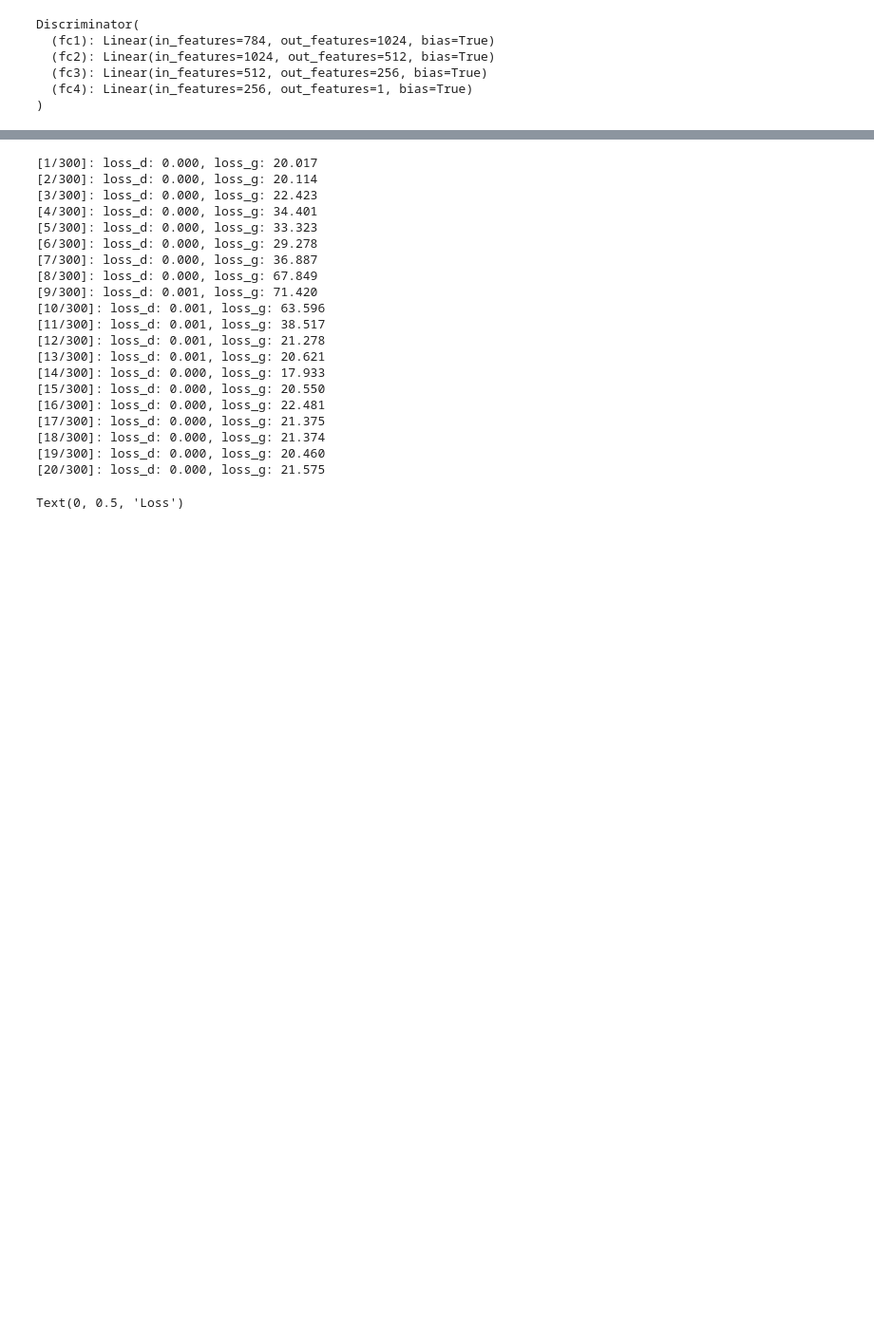
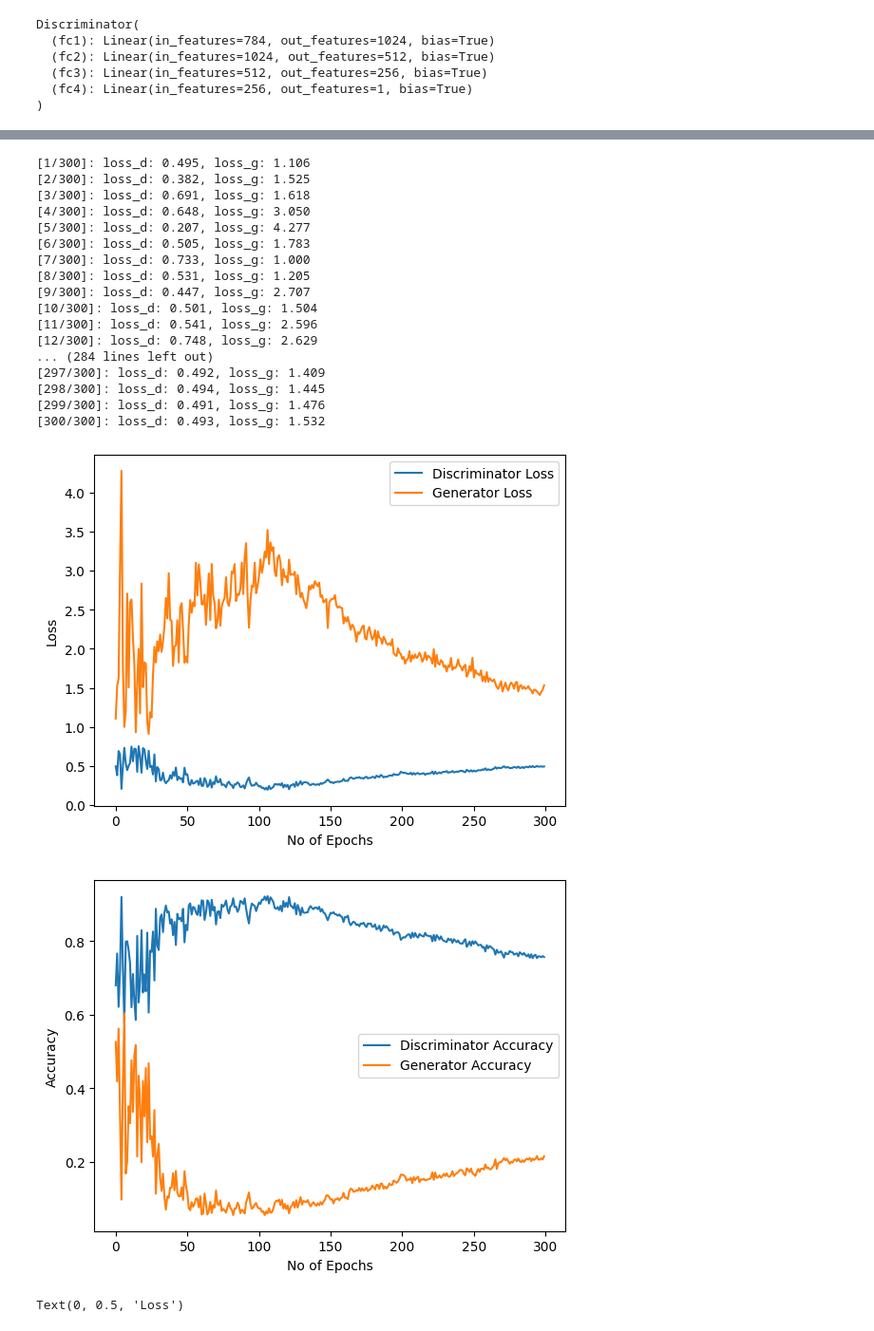
Before and after one commit to JohnathanTanHL/pytorch-mnist-GAN, a Jupyter notebook: pytorch-mnist-GAN.ipynb, the cells around one changed output, grey strips where cells are left out. Shown at 95% size. Saved outputs shown, nothing was run; the diff lists cells and outputs as text; code cells hidden in the pictures; blank space fills up the shorter version.

Commit message:
updated new samples

```diff
--- a/pytorch-mnist-GAN.ipynb
+++ b/pytorch-mnist-GAN.ipynb
@@ -44,8 +39,12 @@ train_dataset = datasets.MNIST(root='./mnist_data/', train=True, transform=trans
 test_dataset = datasets.MNIST(root='./mnist_data/', train=False, transform=transform, download=False)
 
 # Data Loader (Input Pipeline)
-train_loader = torch.utils.data.DataLoader(dataset=train_dataset, batch_size=bs, shuffle=True, num_workers=6)
-test_loader = torch.utils.data.DataLoader(dataset=test_dataset, batch_size=bs, shuffle=False, num_workers=6)
+if torch.cuda.is_available():
+    train_loader = torch.utils.data.DataLoader(dataset=train_dataset, batch_size=bs, shuffle=True, num_workers=6)
+    test_loader = torch.utils.data.DataLoader(dataset=test_dataset, batch_size=bs, shuffle=False, num_workers=6)
+else:
+    train_loader = torch.utils.data.DataLoader(dataset=train_dataset, batch_size=bs, shuffle=True, num_workers=0)
+    test_loader = torch.utils.data.DataLoader(dataset=test_dataset, batch_size=bs, shuffle=False, num_workers=0)
 # %%
 class Generator(nn.Module):
     def __init__(self, g_input_dim, g_output_dim):
@@ -117,8 +116,8 @@ criterion = nn.BCELoss()
 
 # optimizer
 lr = 0.0002
-G_optimizer = optim.Adam(G.parameters(), lr = lr/2)
-D_optimizer = optim.Adam(D.parameters(), lr = lr/2)
+G_optimizer = optim.Adam(G.parameters(), lr = lr)
+D_optimizer = optim.Adam(D.parameters(), lr = lr)
 # %%
 def D_train(x):
     #=======================Train the discriminator=======================#
@@ -146,7 +145,7 @@ def D_train(x):
     # evaluation metrics
     D_realacc.update(D_real_pred, D_real_target)
     D_fakeacc.update(D_fake_pred, D_fake_target)
-    # D_accuracy.update([D_real_pred, D_fake_pred], [D_real_target, D_fake_target])
+    D_accuracy.update(torch.cat((D_real_pred, D_fake_pred), -1), torch.cat((D_real_target, D_fake_target), -1))
     G_accuracy.update(D_fake_pred, D_real_target)
     # gradient backprop & optimize ONLY D's parameters
     D_loss = (D_real_loss + D_fake_loss) / 2 # average of real loss and fake loss
@@ -195,6 +196,7 @@ n_epoch = 300
 D_losses, G_losses = [], []
 D_r_acc, D_f_acc = [], []
 D_acc, G_acc = [], []
+test_z = Variable(torch.randn(100, z_dim).to(device))
 
 for epoch in range(1, n_epoch+1):
 
@@ -202,57 +204,71 @@ for epoch in range(1, n_epoch+1):
 
 
 
     for batch_idx, (x, _) in enumerate(train_loader):
         D_batch_losses.append(D_train(x))
         G_batch_losses.append(G_train(x))
 
 
     D_r_acc.append(D_realacc.compute())
     D_f_acc.append(D_fakeacc.compute())
-    # D_acc.append(D_accuracy.compute())
+    D_acc.append(D_accuracy.compute())
     G_acc.append(G_accuracy.compute())
 
     D_epochloss = torch.mean(torch.FloatTensor(D_batch_losses))
     G_epochloss = torch.mean(torch.FloatTensor(G_batch_losses))
     D_losses.append(D_epochloss)
     G_losses.append(G_epochloss)
 
     D_realacc.reset()
     D_fakeacc.reset()
-    # D_accuracy.reset()
+    D_accuracy.reset()
     G_accuracy.reset()
 
 
     if epoch % 10 == 0:
         with torch.no_grad():
-            test_z = Variable(torch.randn(100, z_dim).to(device))
             generated = G(test_z)
-            save_image(generated.view(generated.size(0), 1, 28, 28), './samples/trial 4/sample_{}'.format(epoch) + '.png')
+            save_image(generated.view(generated.size(0), 1, 28, 28), './samples/sample_{}'.format(epoch) + '.png')
 
 
     print('[%d/%d]: loss_d: %.3f, loss_g: %.3f' % (
             (epoch), n_epoch, D_epochloss, G_epochloss))
+
+plt.figure()
+plt.plot(D_losses, label="Discriminator Loss")
+plt.plot(G_losses, label="Generator Loss")
+plt.legend()
+plt.xlabel("No of Epochs")
+plt.ylabel("Loss")
+plt.savefig('./samples/Loss_plot.png')
+
+plt.figure()
+plt.plot(D_acc, label="Discriminator Accuracy")
+plt.plot(G_acc, label="Generator Accuracy")
+plt.legend()
+plt.xlabel("No of Epochs")
+plt.ylabel("Accuracy")
+plt.savefig('./samples/Acc_plot.png')
 # %% [output]
-[1/300]: loss_d: 0.000, loss_g: 20.017
-[2/300]: loss_d: 0.000, loss_g: 20.114
-[3/300]: loss_d: 0.000, loss_g: 22.423
-[4/300]: loss_d: 0.000, loss_g: 34.401
-[5/300]: loss_d: 0.000, loss_g: 33.323
-[6/300]: loss_d: 0.000, loss_g: 29.278
-[7/300]: loss_d: 0.000, loss_g: 36.887
-[8/300]: loss_d: 0.000, loss_g: 67.849
-[9/300]: loss_d: 0.001, loss_g: 71.420
-[10/300]: loss_d: 0.001, loss_g: 63.596
-[11/300]: loss_d: 0.001, loss_g: 38.517
-[12/300]: loss_d: 0.001, loss_g: 21.278
-[13/300]: loss_d: 0.001, loss_g: 20.621
-[14/300]: loss_d: 0.000, loss_g: 17.933
-[15/300]: loss_d: 0.000, loss_g: 20.550
-[16/300]: loss_d: 0.000, loss_g: 22.481
-[17/300]: loss_d: 0.000, loss_g: 21.375
-[18/300]: loss_d: 0.000, loss_g: 21.374
-[19/300]: loss_d: 0.000, loss_g: 20.460
-[20/300]: loss_d: 0.000, loss_g: 21.575
+[1/300]: loss_d: 0.495, loss_g: 1.106
+[2/300]: loss_d: 0.382, loss_g: 1.525
+[3/300]: loss_d: 0.691, loss_g: 1.618
+[4/300]: loss_d: 0.648, loss_g: 3.050
+[5/300]: loss_d: 0.207, loss_g: 4.277
+[6/300]: loss_d: 0.505, loss_g: 1.783
+[7/300]: loss_d: 0.733, loss_g: 1.000
+[8/300]: loss_d: 0.531, loss_g: 1.205
+[9/300]: loss_d: 0.447, loss_g: 2.707
+[10/300]: loss_d: 0.501, loss_g: 1.504
+[11/300]: loss_d: 0.541, loss_g: 2.596
+[12/300]: loss_d: 0.748, loss_g: 2.629
+... (284 lines left out)
+[297/300]: loss_d: 0.492, loss_g: 1.409
+[298/300]: loss_d: 0.494, loss_g: 1.445
+[299/300]: loss_d: 0.491, loss_g: 1.476
+[300/300]: loss_d: 0.493, loss_g: 1.532
+[figure, added]
+[figure, added]
 # %%
 with torch.no_grad():
     test_z = Variable(torch.randn(bs, z_dim).to(device))
```
Also changed, not shown: parts of 4 cells of this notebook, 32 other files.
